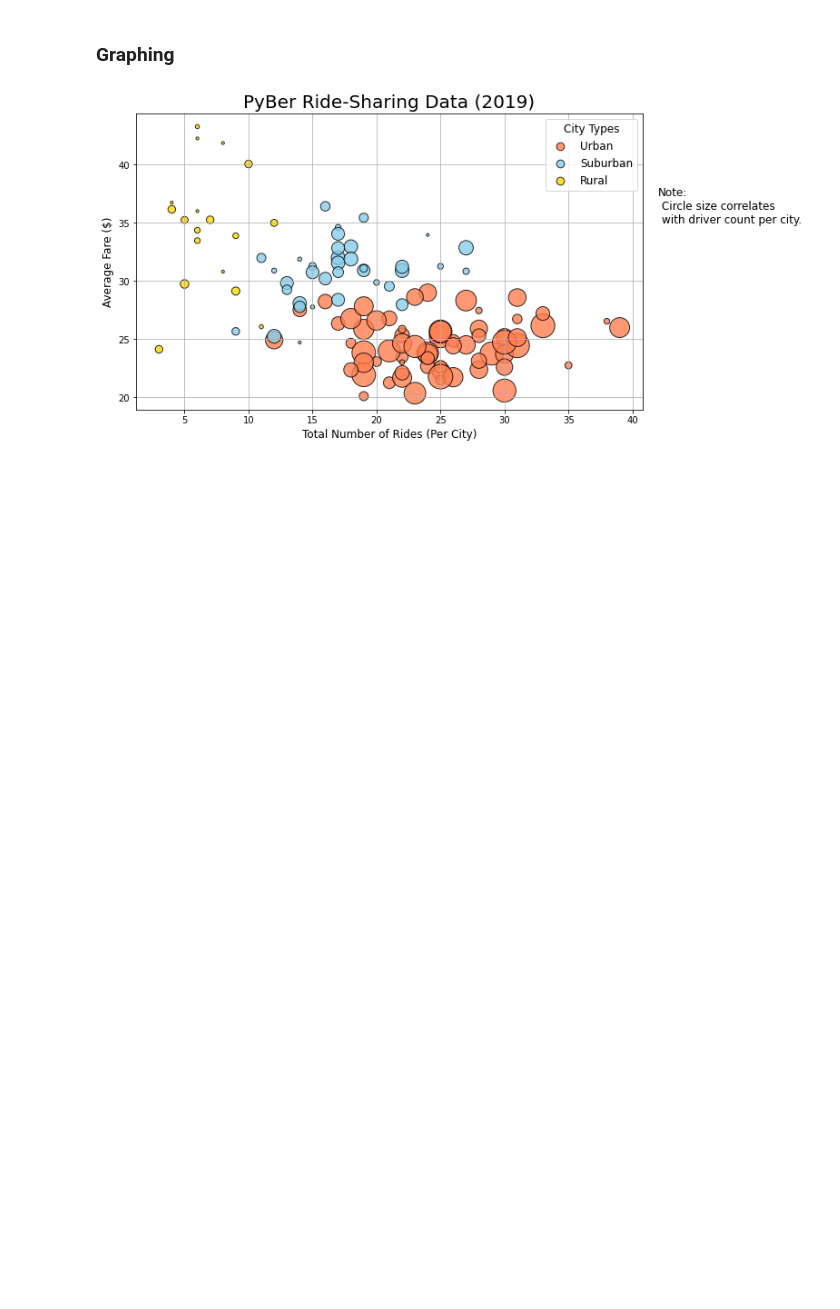
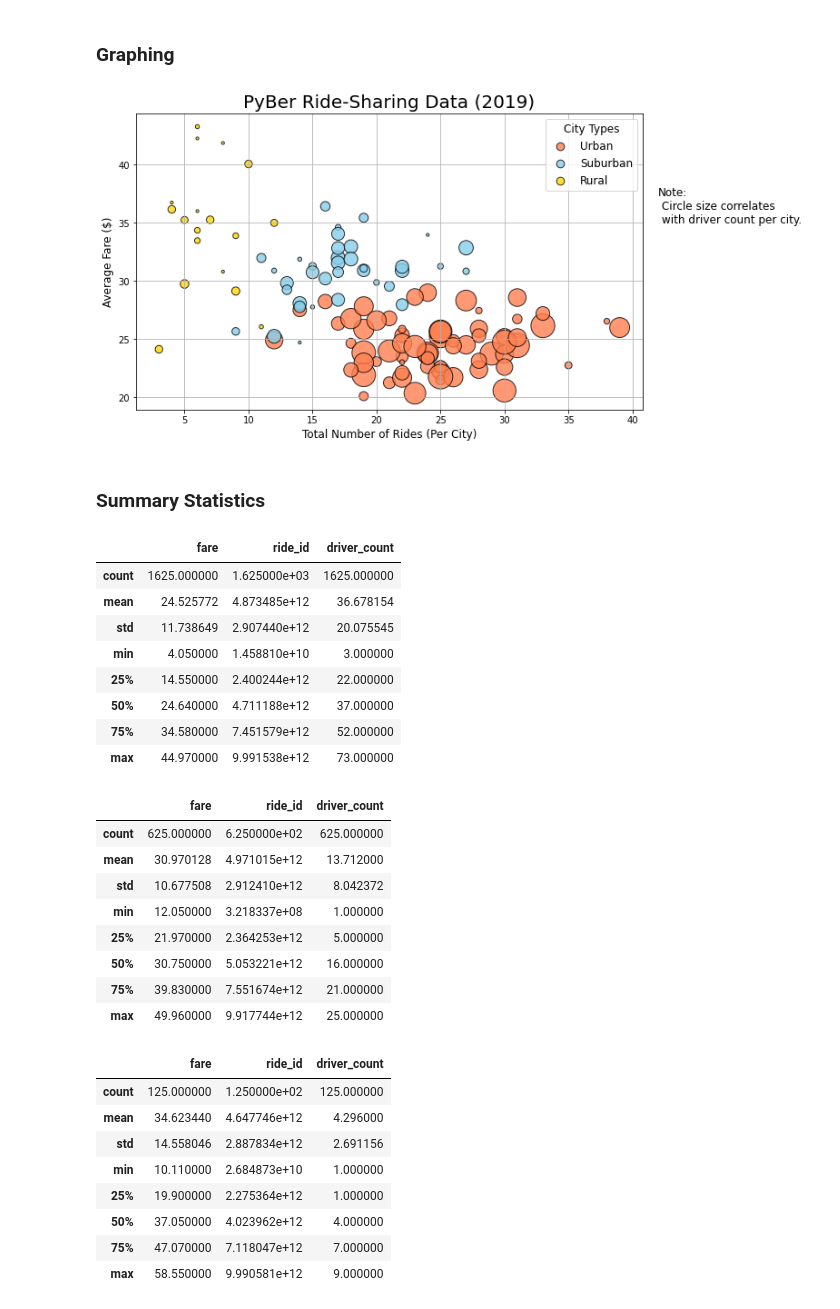
Before and after one commit to Andres-T-Hernandez/PyBer-Analysis, a Jupyter notebook: PyBer.ipynb, the cells around one changed output. Drawn from its saved outputs; the diff is of its cells as text; code cells hidden in the pictures; blank space fills up the shorter version.

```diff
--- a/PyBer.ipynb
+++ b/PyBer.ipynb
@@ -4,6 +4,18 @@
 # Dependencies and Setup
 import matplotlib.pyplot as plt
 import pandas as pd
+import numpy as np
+import scipy.stats as sts
+from IPython.display import display_html
+from itertools import chain,cycle
+def display_sbs(*args,titles=cycle([''])):
+    html_str=''
+    for df,title in zip(args, chain(titles,cycle(['</br>'])) ):
+        html_str+='<th style="text-align:center"><td style="vertical-align:top">'
+        html_str+=f'<h2>{title}</h2>'
+        html_str+=df.to_html().replace('table','table style="display:inline"')
+        html_str+='</td></th>'
+    display_html(html_str,raw=True)
 
 # Files to load
 city_data_to_load = "Resources/city_data.csv"
@@ -162,3 +174,36 @@ plt.text(42, 35, "Note:\n Circle size correlates \n with driver count per city."
 plt.show()
 # %% [output]
 [figure]
+# %% [markdown]
+### Summary Statistics
+# %%
+# Get summary statistics.
+display_sbs(urban_cities_df.describe(),suburban_cities_df.describe(),rural_cities_df.describe())
+# %% [output]
+|  | fare | ride_id | driver_count |
+| count | 1625.000000 | 1.625000e+03 | 1625.000000 |
+| mean | 24.525772 | 4.873485e+12 | 36.678154 |
+| std | 11.738649 | 2.907440e+12 | 20.075545 |
+| min | 4.050000 | 1.458810e+10 | 3.000000 |
+| 25% | 14.550000 | 2.400244e+12 | 22.000000 |
+| 50% | 24.640000 | 4.711188e+12 | 37.000000 |
+| 75% | 34.580000 | 7.451579e+12 | 52.000000 |
+| max | 44.970000 | 9.991538e+12 | 73.000000 |
+|  | fare | ride_id | driver_count |
+| count | 625.000000 | 6.250000e+02 | 625.000000 |
+| mean | 30.970128 | 4.971015e+12 | 13.712000 |
+| std | 10.677508 | 2.912410e+12 | 8.042372 |
+| min | 12.050000 | 3.218337e+08 | 1.000000 |
+| 25% | 21.970000 | 2.364253e+12 | 5.000000 |
+| 50% | 30.750000 | 5.053221e+12 | 16.000000 |
+| 75% | 39.830000 | 7.551674e+12 | 21.000000 |
+| max | 49.960000 | 9.917744e+12 | 25.000000 |
+|  | fare | ride_id | driver_count |
+| count | 125.000000 | 1.250000e+02 | 125.000000 |
+| mean | 34.623440 | 4.647746e+12 | 4.296000 |
+| std | 14.558046 | 2.887834e+12 | 2.691156 |
+| min | 10.110000 | 2.684873e+10 | 1.000000 |
+| 25% | 19.900000 | 2.275364e+12 | 1.000000 |
+| 50% | 37.050000 | 4.023962e+12 | 4.000000 |
+| 75% | 47.070000 | 7.118047e+12 | 7.000000 |
+| max | 58.550000 | 9.990581e+12 | 9.000000 |
```
Also changed, not shown: parts of 18 cells of this notebook, 3 other files.
